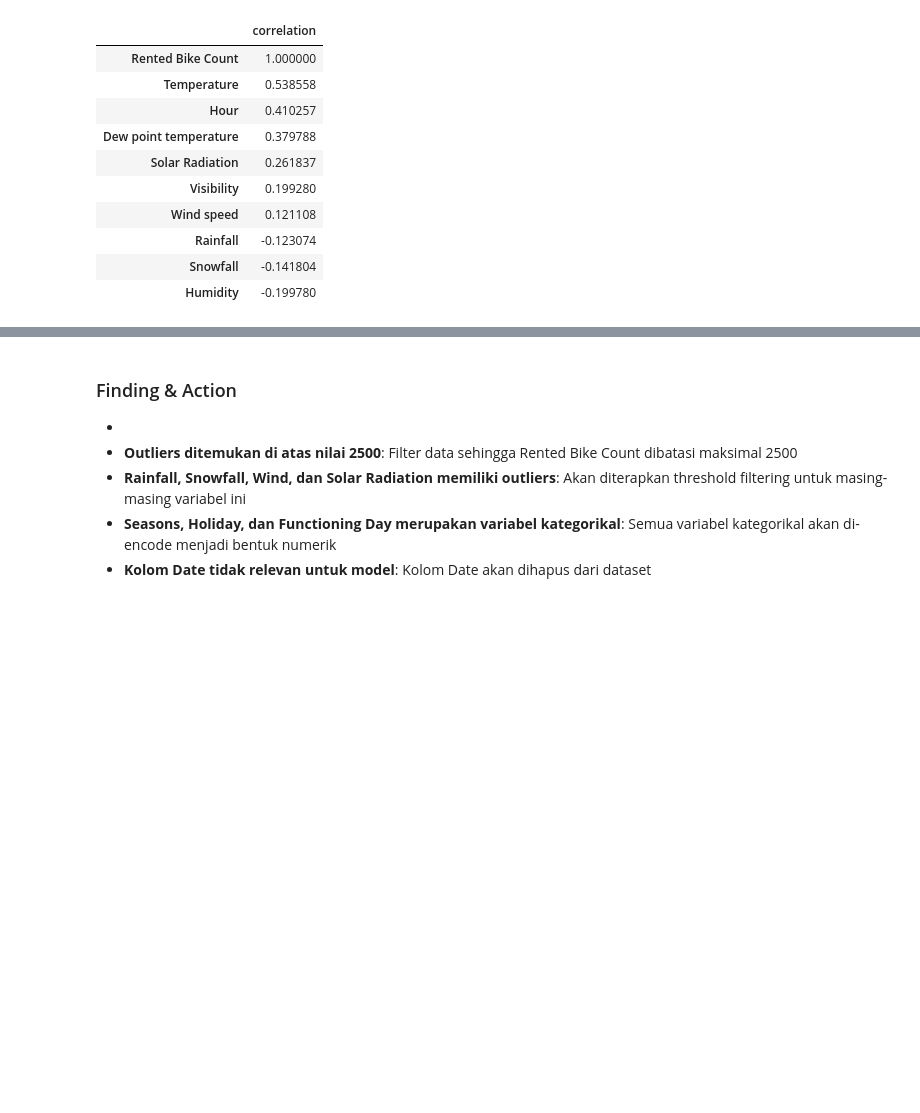
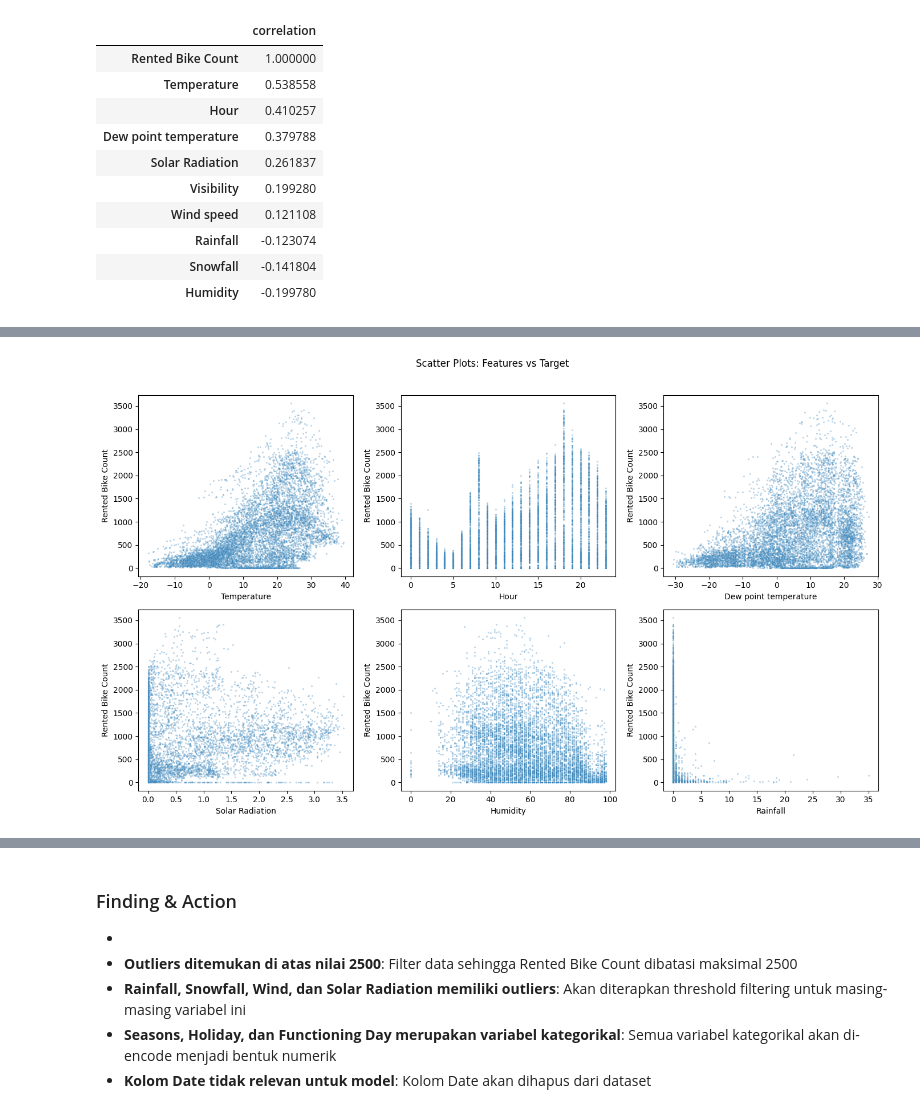
Before and after one commit to fxrdhan/Binary-Classification-Exercise, a Jupyter notebook: Seoul_Bike_Regression.ipynb, the cells around one changed output, grey strips where cells are left out. Cells and saved outputs as stored; diff of their text form; code cells hidden in the pictures; blank space fills up the shorter version.

```diff
--- a/Seoul_Bike_Regression.ipynb
+++ b/Seoul_Bike_Regression.ipynb
@@ -218,36 +186,3 @@ corr_matrix['Rented Bike Count'].sort_values(ascending=False).to_frame('correlat
 | Rainfall | -0.123074 |
 | Snowfall | -0.141804 |
 | Humidity | -0.199780 |
-# %%
-top_features = ['Temperature', 'Hour', 'Dew point temperature',
-                'Solar Radiation', 'Humidity', 'Rainfall']
-
-fig = make_subplots(rows=2, cols=3,
-                    subplot_titles=top_features,
-                    vertical_spacing=0.12,
-                    horizontal_spacing=0.08)
-
-row_col = [(1,1), (1,2), (1,3), (2,1), (2,2), (2,3)]
-
-for idx, feat in enumerate(top_features):
-    r, c = row_col[idx]
-    fig.add_trace(
-        go.Scatter(
-            x=df[feat],
-            y=df['Rented Bike Count'],
-            mode='markers',
-            marker=dict(color='#0099ff', size=5, opacity=0.3),
-            name=feat
-        ),
-        row=r, col=c
-    )
-    fig.update_xaxes(title_text=feat, row=r, col=c)
-    fig.update_yaxes(title_text='Rented Bike Count', row=r, col=c)
-
-fig.update_layout(
-    title='Scatter Plots: Features vs Target',
-    height=700,
-    width=1200,
-    showlegend=False
-)
-fig.show()
@@ -290,0 +189,14 @@ fig.show()
+# %%
+top_features = ['Temperature', 'Hour', 'Dew point temperature',
+                'Solar Radiation', 'Humidity', 'Rainfall']
+
+fig, axes = plt.subplots(2, 3, figsize=(14, 8))
+for idx, feat in enumerate(top_features):
+    ax = axes[idx // 3, idx % 3]
+    sns.scatterplot(data=df, x=feat, y='Rented Bike Count',
+                    alpha=0.3, s=5, ax=ax)
+plt.suptitle('Scatter Plots: Features vs Target', y=1.02)
+plt.tight_layout()
+plt.show()
+# %% [output]
+[figure, added]
```
Also changed, not shown: parts of 14 cells of this notebook.
